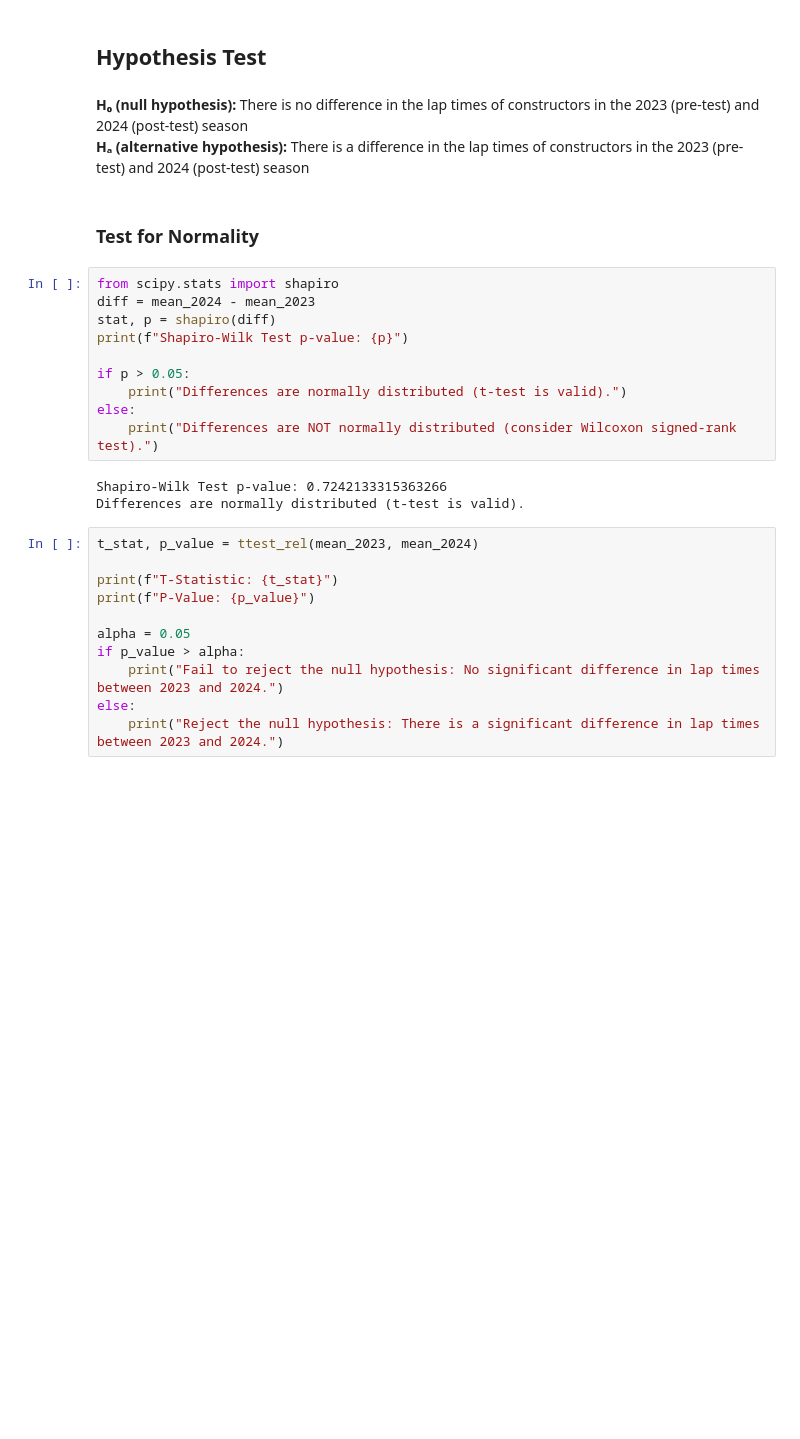
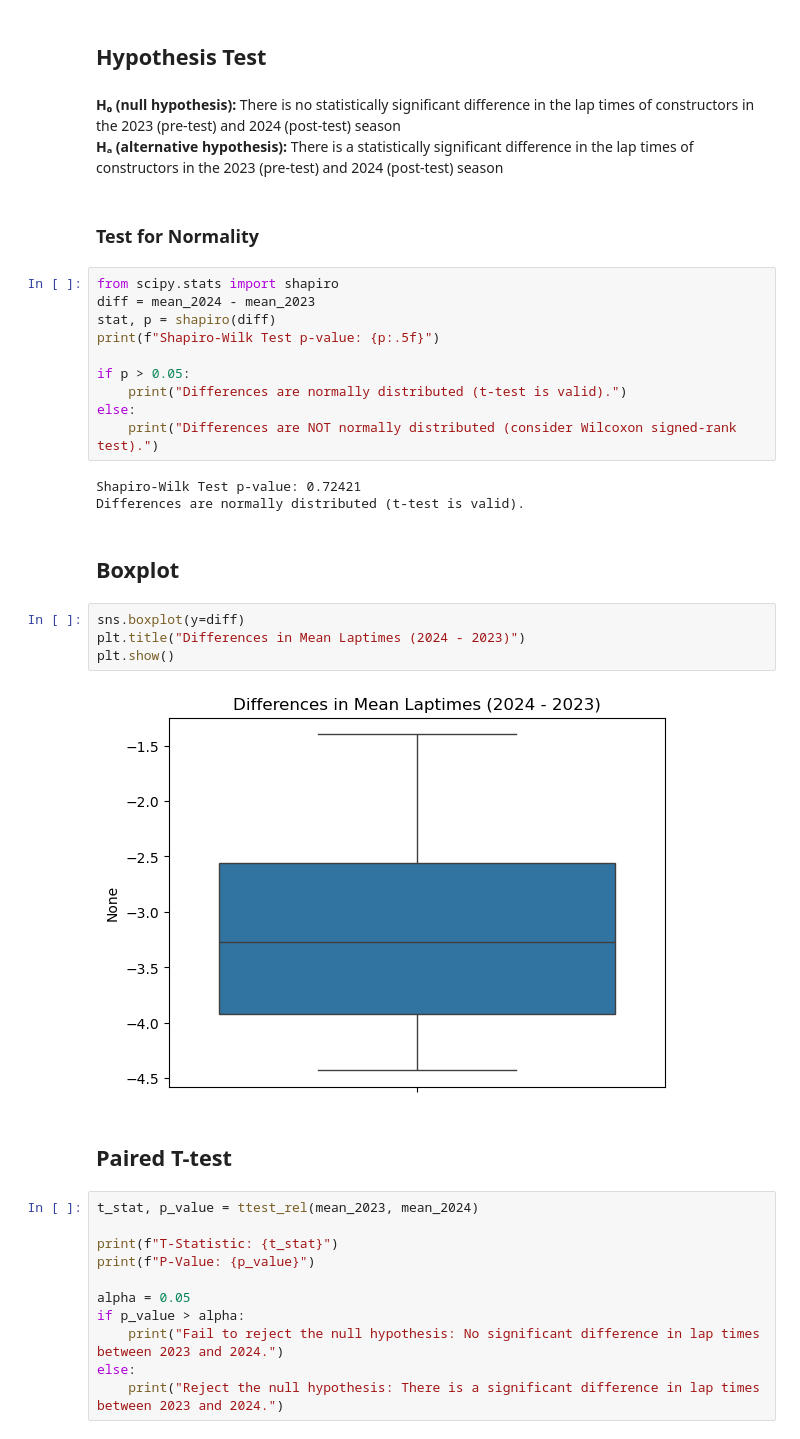
Before and after one commit to DreiZzzzz/Machine-Learning, a Jupyter notebook: FinalAndrei.ipynb, the cells around one changed output. Cells and saved outputs as stored; diff of their text form; blank space fills up the shorter version.

```diff
--- a/FinalAndrei.ipynb
+++ b/FinalAndrei.ipynb
@@ -363,23 +364,33 @@ plt.show()
 # %% [markdown]
 ## Hypothesis Test
 # %% [markdown]
-**H₀ (null hypothesis):** There is no difference in the lap times of constructors in the 2023 (pre-test) and 2024 (post-test) season
-**Hₐ (alternative hypothesis):** There is a difference in the lap times of constructors in the 2023 (pre-test) and 2024 (post-test) season
+**H₀ (null hypothesis):** There is no statistically significant difference in the lap times of constructors in the 2023 (pre-test) and 2024 (post-test) season
+**Hₐ (alternative hypothesis):** There is a statistically significant difference  in the lap times of constructors in the 2023 (pre-test) and 2024 (post-test) season
 # %% [markdown]
 ### Test for Normality
 # %%
 from scipy.stats import shapiro
 diff = mean_2024 - mean_2023
 stat, p = shapiro(diff)
-print(f"Shapiro-Wilk Test p-value: {p}")
+print(f"Shapiro-Wilk Test p-value: {p:.5f}")
 
 if p > 0.05:
     print("Differences are normally distributed (t-test is valid).")
 else:
     print("Differences are NOT normally distributed (consider Wilcoxon signed-rank test).")
 # %% [output]
-Shapiro-Wilk Test p-value: 0.7242133315363266
+Shapiro-Wilk Test p-value: 0.72421
 Differences are normally distributed (t-test is valid).
+# %% [markdown]
+## Boxplot
+# %%
+sns.boxplot(y=diff)
+plt.title("Differences in Mean Laptimes (2024 - 2023)")
+plt.show()
+# %% [output]
+[figure, added]
+# %% [markdown]
+## Paired T-test
 # %%
 t_stat, p_value = ttest_rel(mean_2023, mean_2024)
 
```
Also changed, not shown: parts of 3 cells of this notebook.
